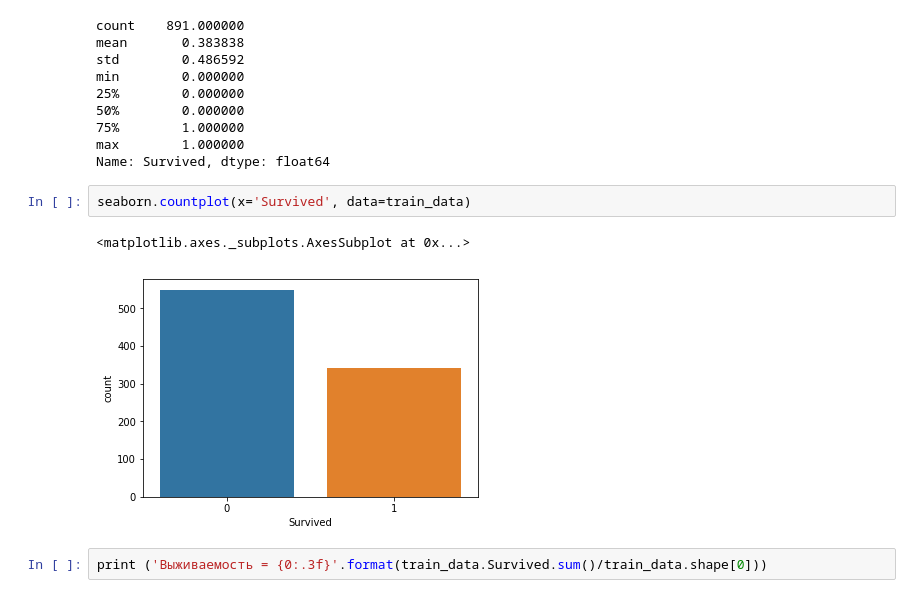
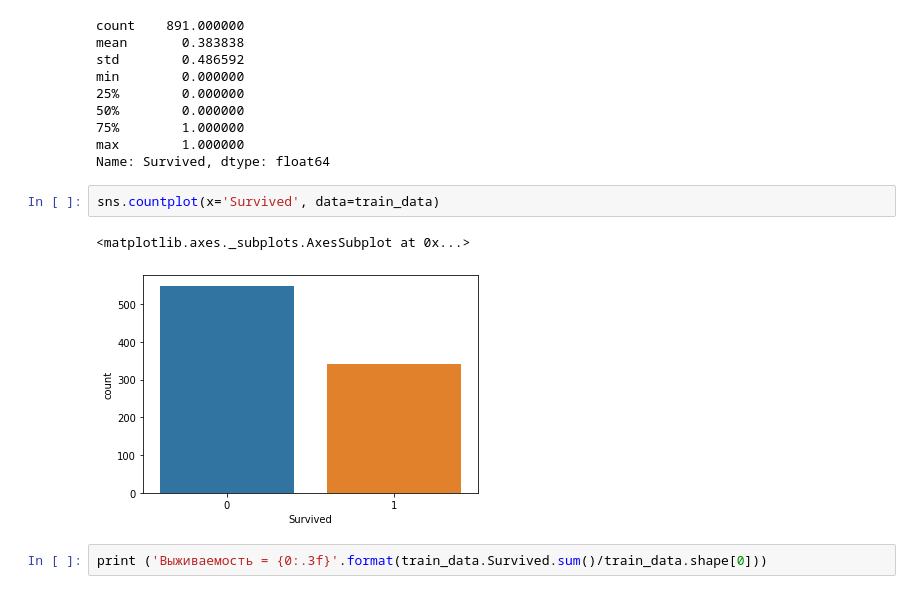
Before and after one commit to tarasovnm/titanic, a Jupyter notebook: 1. EDA.ipynb, the cells around one changed output. Drawn from its saved outputs; the diff is of its cells as text.

```diff
--- a/1. EDA.ipynb
+++ b/1. EDA.ipynb
@@ -91,10 +99,10 @@ min        0.000000
 max        1.000000
 Name: Survived, dtype: float64
 # %%
-seaborn.countplot(x='Survived', data=train_data)
+sns.countplot(x='Survived', data=train_data)
 # %% [output]
 <matplotlib.axes._subplots.AxesSubplot at 0x...>
-[figure, old version]
+[figure, new version]
 # %%
 print ('Выживаемость = {0:.3f}'.format(train_data.Survived.sum()/train_data.shape[0]))
 # %% [output]
```
Also changed, not shown: parts of 14 cells of this notebook, 7 other files.
